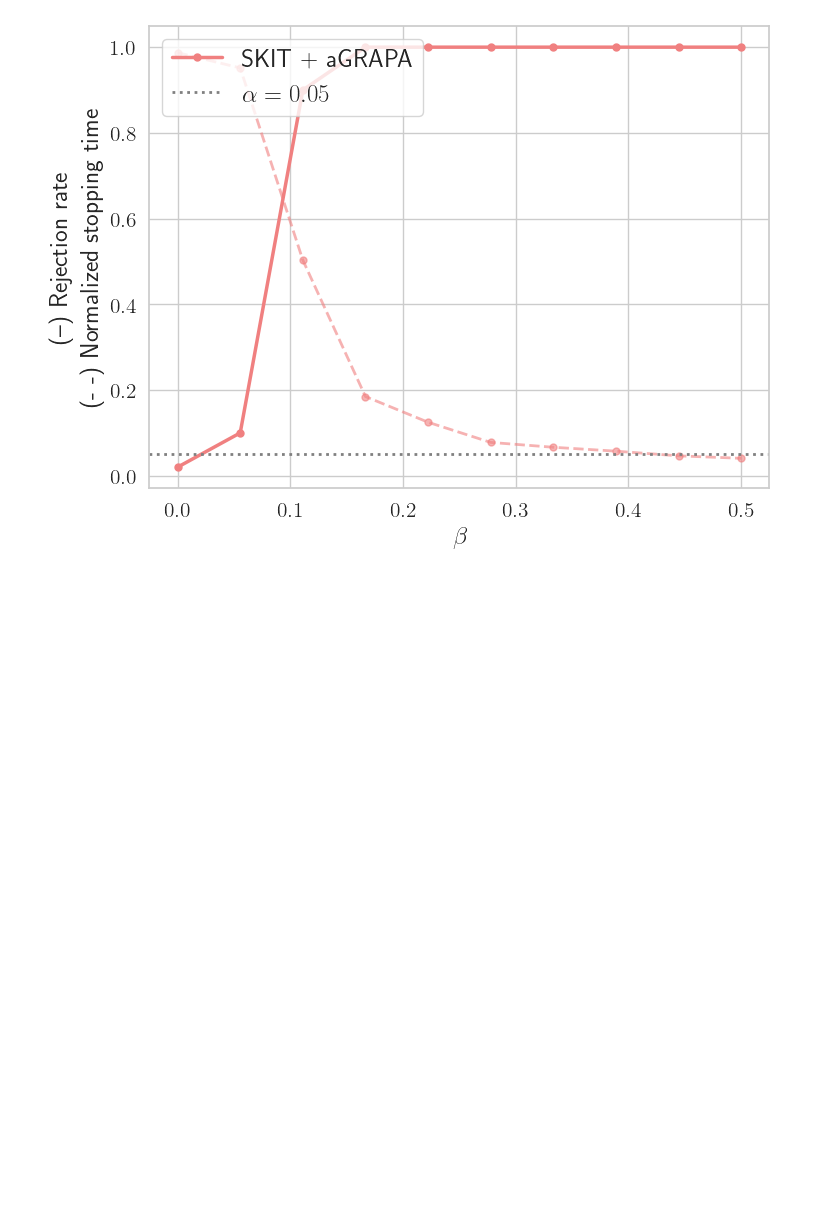
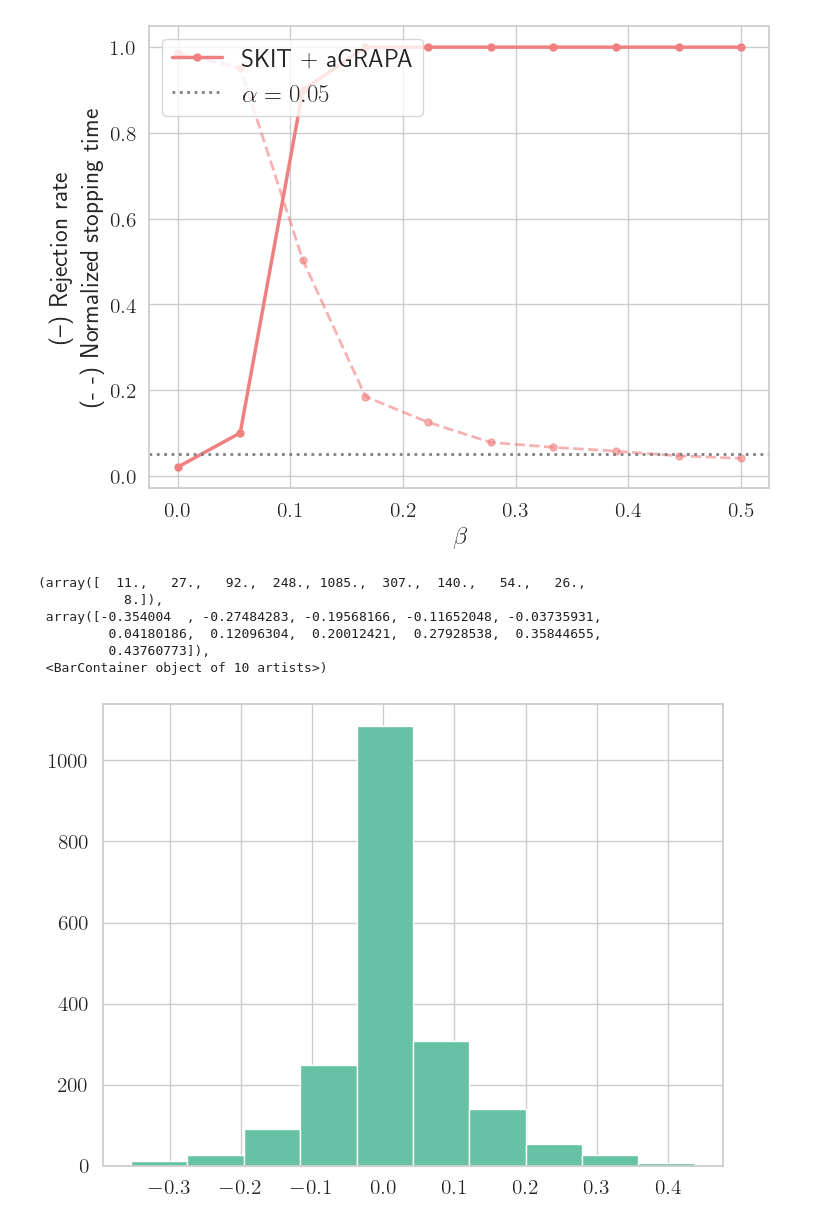
Before and after one commit to a-podkopaev/Sequential-Kernelized-Independence-Testing, a Jupyter notebook: gaussian_example.ipynb, the cells around one changed output. Cells and saved outputs as stored; diff of their text form; code cells hidden in the pictures; blank space fills up the shorter version.

```diff
--- a/gaussian_example.ipynb
+++ b/gaussian_example.ipynb
@@ -81,3 +81,43 @@ plt.legend(loc=2, fontsize=18)
 plt.show()
 # %% [output]
 [figure]
+# %%
+cur_beta=0.2
+# %%
+X = np.random.normal(size=[sample_size, 1])
+eps = np.random.normal(size=[sample_size, 1])
+Y = X * cur_beta + eps
+# initialize tester with hsic payoff
+tester = SeqIndTester()
+# RBF-kernel by default, provide kernel hypeerparameters (there is an implementation of med heuristic in utils.testing.py)
+tester.kernel_param_x = 1/4
+tester.kernel_param_y = 1/(4 * (1 + cur_beta**2))
+tester.significance_level = 0.05
+tester.payoff_style = 'coco'
+# choose the rule for selecting betting fractions: 'mixing', 'aGRAPA' or 'ONS'
+tester.lmbd_type = 'ONS'
+# for ONS use truncation level 0.5, for aGRAPA 0.9
+tester.truncation_level = 0.5
+# process pairs and keep track of the wealth
+for cur_pair in range(1, n_pairs-1):
+    tester.process_pair(X[2 * cur_pair: 2 * (cur_pair + 1)], Y[2 * cur_pair: 2 * (cur_pair + 1)],
+                        X[:2 * cur_pair], Y[:2 * cur_pair])
+#     if tester.null_rejected:
+#         # account for the first pair
+#         rej_hist += [True]
+#         sample_hist += [float(cur_pair)+1]
+#         break
+# if tester.null_rejected is False:
+#     rej_hist += [False]
+#     # if not rejected, save n_pairs for visuals
+#     sample_hist += [n_pairs]
+# %%
+plt.hist(tester.payoff_hist)
+# %% [output]
+(array([  11.,   27.,   92.,  248., 1085.,  307.,  140.,   54.,   26.,
+           8.]),
+ array([-0.354004  , -0.27484283, -0.19568166, -0.11652048, -0.03735931,
+         0.04180186,  0.12096304,  0.20012421,  0.27928538,  0.35844655,
+         0.43760773]),
+ <BarContainer object of 10 artists>)
+[figure, added]
```
Also changed, not shown: parts of 1 cell of this notebook, 2 other files.
